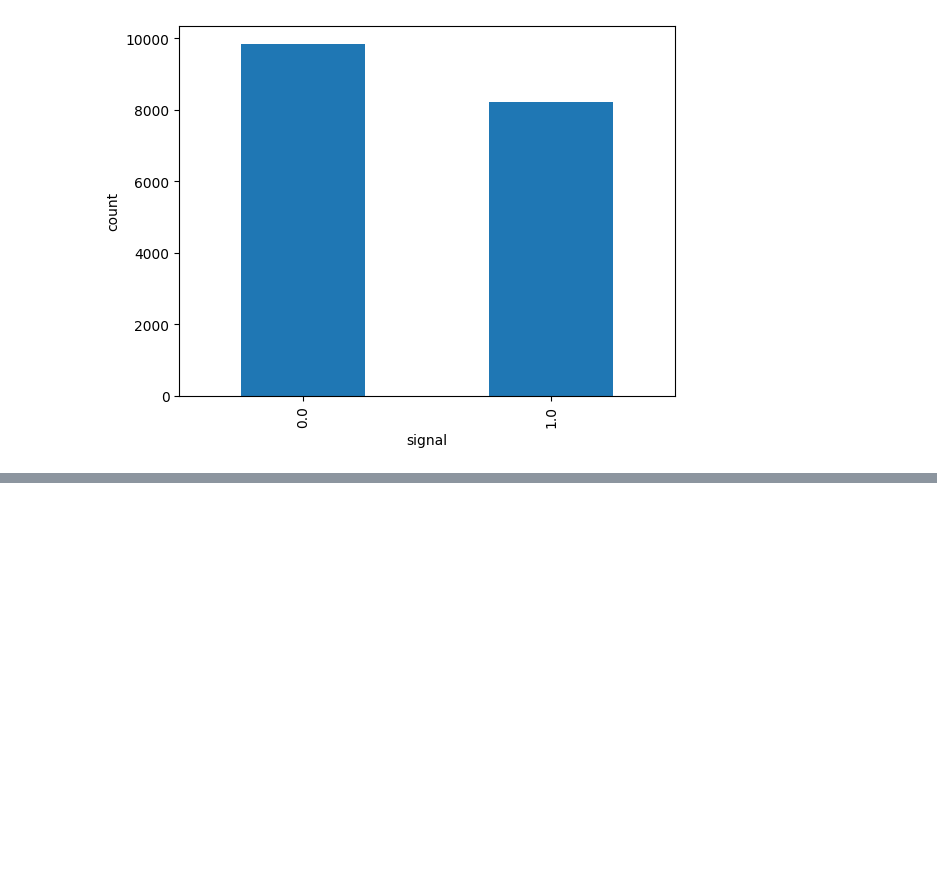
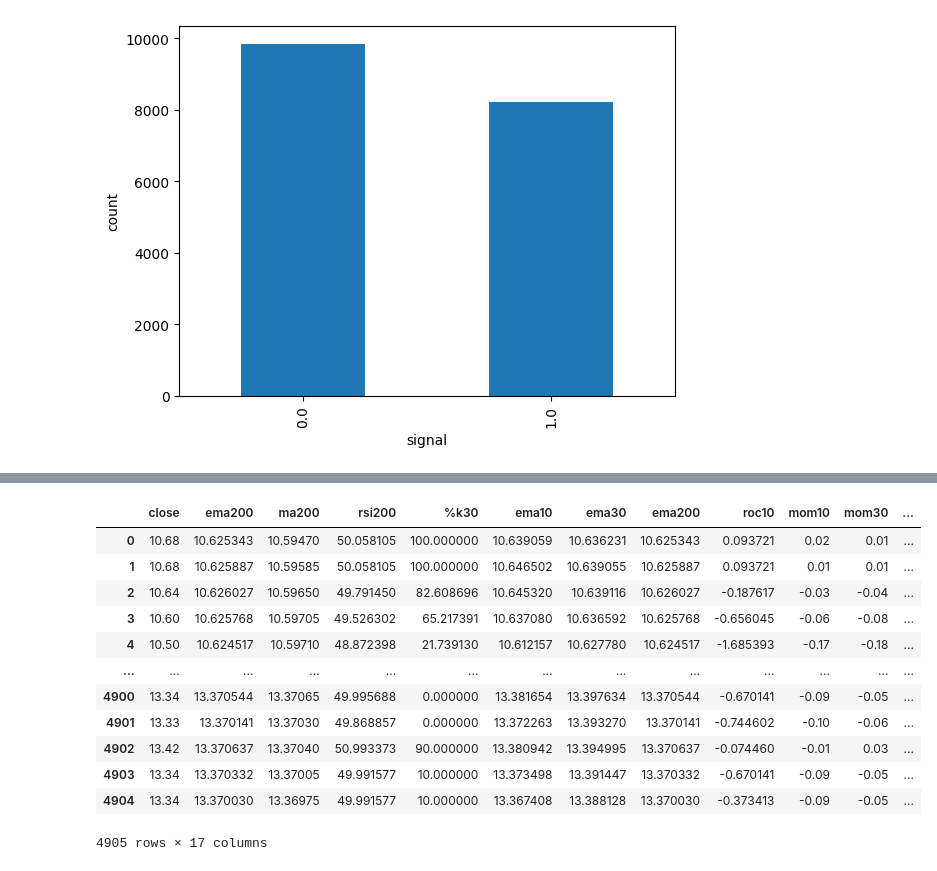
Before and after one commit to 0xjrr/ds-hackaton2-ldsa, a Jupyter notebook: HCKT02 - Data Wrangling/baseline.ipynb, the cells around one changed output, grey strips where cells are left out. Cells and saved outputs as stored; diff of their text form; code cells hidden in the pictures; blank space fills up the shorter version.

```diff
--- a/HCKT02 - Data Wrangling/baseline.ipynb
+++ b/HCKT02 - Data Wrangling/baseline.ipynb
@@ -7,0 +178,18 @@ pd.read_csv('data/train.csv').signal.value_counts().plot.bar(xlabel = 'signal',
+# %%
+data_test = data_test.loc[:,data_test.columns.isin(data.columns)][X.columns.tolist()]
+# %%
+data_test
+# %% [output]
+|  | close | ema200 | ma200 | rsi200 | %k30 | ema10 | ema30 | ema200 | roc10 | mom10 | mom30 | ... |
+| 0 | 10.68 | 10.625343 | 10.59470 | 50.058105 | 100.000000 | 10.639059 | 10.636231 | 10.625343 | 0.093721 | 0.02 | 0.01 | ... |
+| 1 | 10.68 | 10.625887 | 10.59585 | 50.058105 | 100.000000 | 10.646502 | 10.639055 | 10.625887 | 0.093721 | 0.01 | 0.01 | ... |
+| 2 | 10.64 | 10.626027 | 10.59650 | 49.791450 | 82.608696 | 10.645320 | 10.639116 | 10.626027 | -0.187617 | -0.03 | -0.04 | ... |
+| 3 | 10.60 | 10.625768 | 10.59705 | 49.526302 | 65.217391 | 10.637080 | 10.636592 | 10.625768 | -0.656045 | -0.06 | -0.08 | ... |
+| 4 | 10.50 | 10.624517 | 10.59710 | 48.872398 | 21.739130 | 10.612157 | 10.627780 | 10.624517 | -1.685393 | -0.17 | -0.18 | ... |
+| ... | ... | ... | ... | ... | ... | ... | ... | ... | ... | ... | ... | ... |
+| 4900 | 13.34 | 13.370544 | 13.37065 | 49.995688 | 0.000000 | 13.381654 | 13.397634 | 13.370544 | -0.670141 | -0.09 | -0.05 | ... |
+| 4901 | 13.33 | 13.370141 | 13.37030 | 49.868857 | 0.000000 | 13.372263 | 13.393270 | 13.370141 | -0.744602 | -0.10 | -0.06 | ... |
+| 4902 | 13.42 | 13.370637 | 13.37040 | 50.993373 | 90.000000 | 13.380942 | 13.394995 | 13.370637 | -0.074460 | -0.01 | 0.03 | ... |
+| 4903 | 13.34 | 13.370332 | 13.37005 | 49.991577 | 10.000000 | 13.373498 | 13.391447 | 13.370332 | -0.670141 | -0.09 | -0.05 | ... |
+| 4904 | 13.34 | 13.370030 | 13.36975 | 49.991577 | 10.000000 | 13.367408 | 13.388128 | 13.370030 | -0.373413 | -0.09 | -0.05 | ... |
+4905 rows × 17 columns
```
Also changed, not shown: parts of 51 cells of this notebook, 4 other files.
